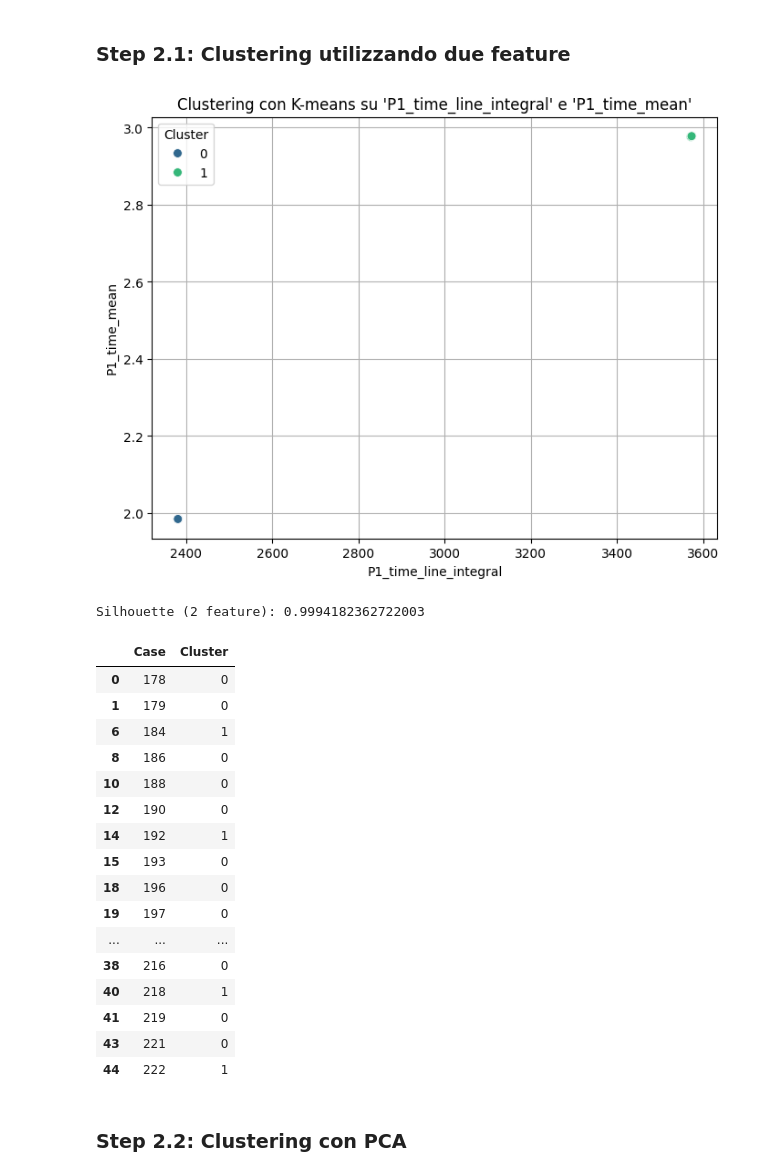
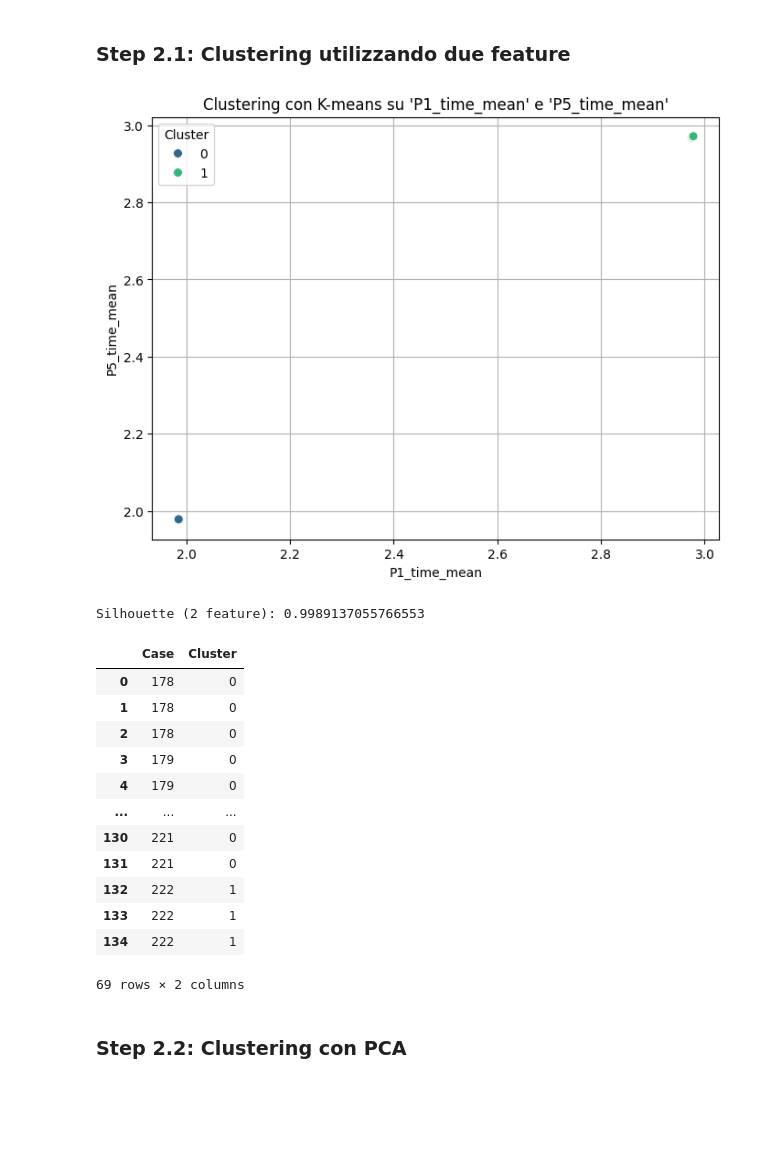
Before and after one commit to enricopierga/C2_PHM_AsiaPacific_2023, a Jupyter notebook: task2/task2.ipynb, the cells around one changed output. Saved outputs shown, nothing was run; the diff lists cells and outputs as text; code cells hidden in the pictures; blank space fills up the shorter version.

```diff
--- a/task2/task2.ipynb
+++ b/task2/task2.ipynb
@@ -7,12 +7,8 @@ import os
 import pandas as pd
 
 path_dataframes = os.path.join("..", "dataset", "dataframes")
-file_path = os.path.join(path_dataframes, "test_data_aggregated.pkl")
+file_path = os.path.join(path_dataframes, "df_test_aggregated_with_binary_condition.pkl")
 
 df_test_aggregated = pd.read_pickle(file_path)
-
-print("Il Dataframe test_data_aggregated.pkl è il seguente:")
-print(df_test_aggregated.head())
-
-print("\nLa dimensione è:", df_test_aggregated.shape)
+df_test_aggregated.head()
 # %% [output]
@@ -42,5 +21,0 @@ Importiamo il modello Random Forest del Task 1
-# %%
-import pickle
-
-with open("../task1/rf_model.pkl", "rb") as f:
-    rf_model = pickle.load(f)
@@ -57,2 +21,0 @@ Aggiungiamo le predizioni al DataFrame df_test_aggregated
-# %%
-df_test_aggregated["Predicted_BinaryCondition"] = predictions
@@ -66,7 +22,7 @@ Esportiamo df_test_aggregated_labeled in .csv e .pkl
 # %% [markdown]
 Filtro il DataFrame per mantenere solo le righe dove Predicted_BinaryCondition è 1
 # %%
-df_filtered = df_test_aggregated[df_test_aggregated["Predicted_BinaryCondition"] == 1]
+df_filtered = df_test_aggregated[df_test_aggregated["BinaryCondition"] == 1]
 # %% [markdown]
 ### Step 2.1: Clustering utilizzando due feature
 # %%
@@ -76,11 +32,6 @@ from sklearn.preprocessing import StandardScaler
 from sklearn.cluster import KMeans
 import matplotlib.pyplot as plt
 import seaborn as sns
-
-# Assumiamo che df_filtered contenga le feature originali.
-# Se esiste già una colonna 'Cluster', la rimuoviamo
-if 'Cluster' in df_filtered.columns:
-    df_filtered = df_filtered.drop(columns=['Cluster'])
 
 # 1. Standardizza il dataset completo
 scaler_full = StandardScaler()
@@ -106,35 +57,35 @@ best_feature2 = top_features.index[1]
 
 # 5. Estrai i dati relativi alle due feature selezionate
 X_two = df_filtered[[best_feature1, best_feature2]]
 
 # Standardizza solo queste due feature
 scaler_two = StandardScaler()
 X_two_scaled = scaler_two.fit_transform(X_two)
 
 # 6. Applica k-means solo sulle due feature selezionate
 kmeans_two = KMeans(n_clusters=2, random_state=42)
 clusters_two = kmeans_two.fit_predict(X_two_scaled)
 
 # Aggiungi i cluster al DataFrame delle due feature
 df_two = X_two.copy()
 df_two['Cluster'] = clusters_two
 
 # 7. Visualizza il clustering in un grafico scatter 2D
 plt.figure(figsize=(8,6))
 sns.scatterplot(x=best_feature1, y=best_feature2, hue='Cluster', data=df_two, palette='viridis', s=50)
 plt.title(f"Clustering con K-means su '{best_feature1}' e '{best_feature2}'")
 plt.xlabel(best_feature1)
 plt.ylabel(best_feature2)
 plt.grid(True)
 plt.show()
 
 #Verifichiamo la bontà del clustering con il calcolo della silhouette
 from sklearn.metrics import silhouette_score
 sil_score = silhouette_score(X_two_scaled, clusters_two)
 print("Silhouette (2 feature):", sil_score)
 # %% [output]
-[figure, old version]
+[figure, new version]
-Silhouette (2 feature): 0.9994182362722003
+Silhouette (2 feature): 0.9989137055766553
 # %%
 df_clusters = df_filtered.copy()
 df_clusters['Cluster'] = clusters_two
@@ -143,21 +94,17 @@ df_clusters[["Case","Cluster"]]
 # %% [output]
 |  | Case | Cluster |
 | 0 | 178 | 0 |
-| 1 | 179 | 0 |
-| 6 | 184 | 1 |
-| 8 | 186 | 0 |
-| 10 | 188 | 0 |
-| 12 | 190 | 0 |
-| 14 | 192 | 1 |
-| 15 | 193 | 0 |
-| 18 | 196 | 0 |
-| 19 | 197 | 0 |
+| 1 | 178 | 0 |
+| 2 | 178 | 0 |
+| 3 | 179 | 0 |
+| 4 | 179 | 0 |
 | ... | ... | ... |
-| 38 | 216 | 0 |
-| 40 | 218 | 1 |
-| 41 | 219 | 0 |
-| 43 | 221 | 0 |
-| 44 | 222 | 1 |
+| 130 | 221 | 0 |
+| 131 | 221 | 0 |
+| 132 | 222 | 1 |
+| 133 | 222 | 1 |
+| 134 | 222 | 1 |
+69 rows × 2 columns
 # %% [markdown]
 ### Step 2.2: Clustering con PCA
 # %% [markdown]
```
Also changed, not shown: parts of 53 cells of this notebook, 14 other files.
